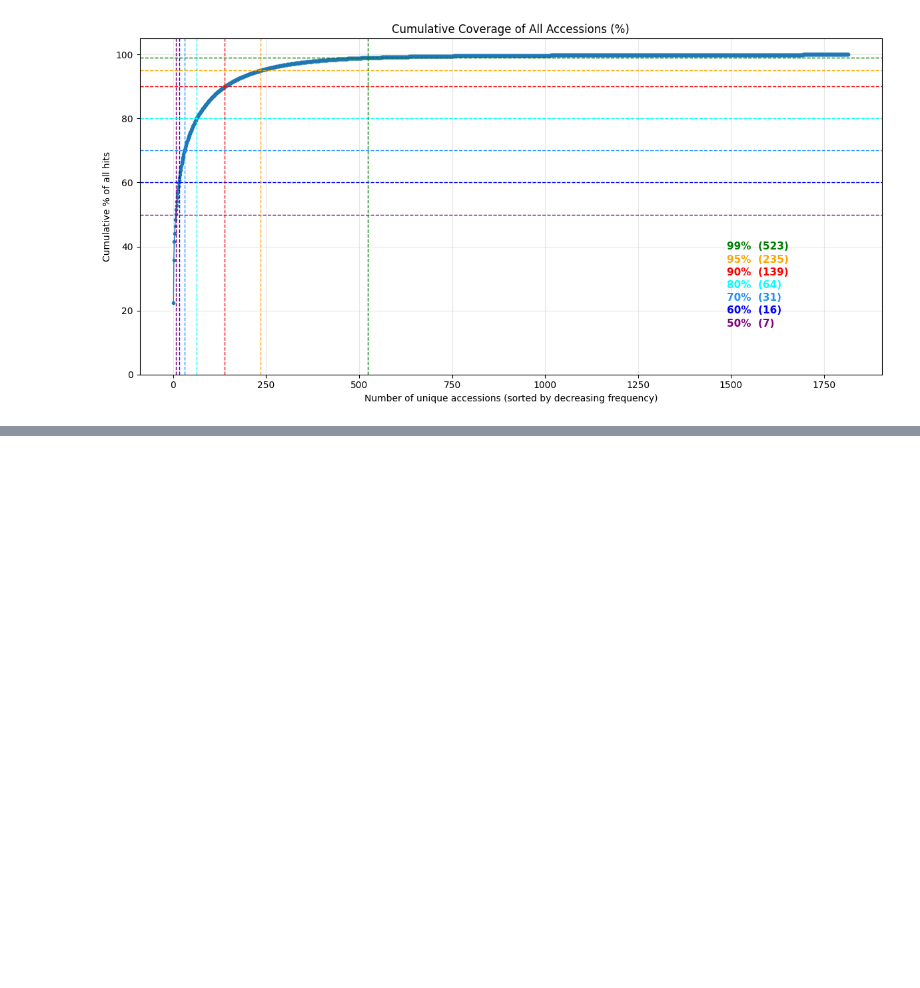
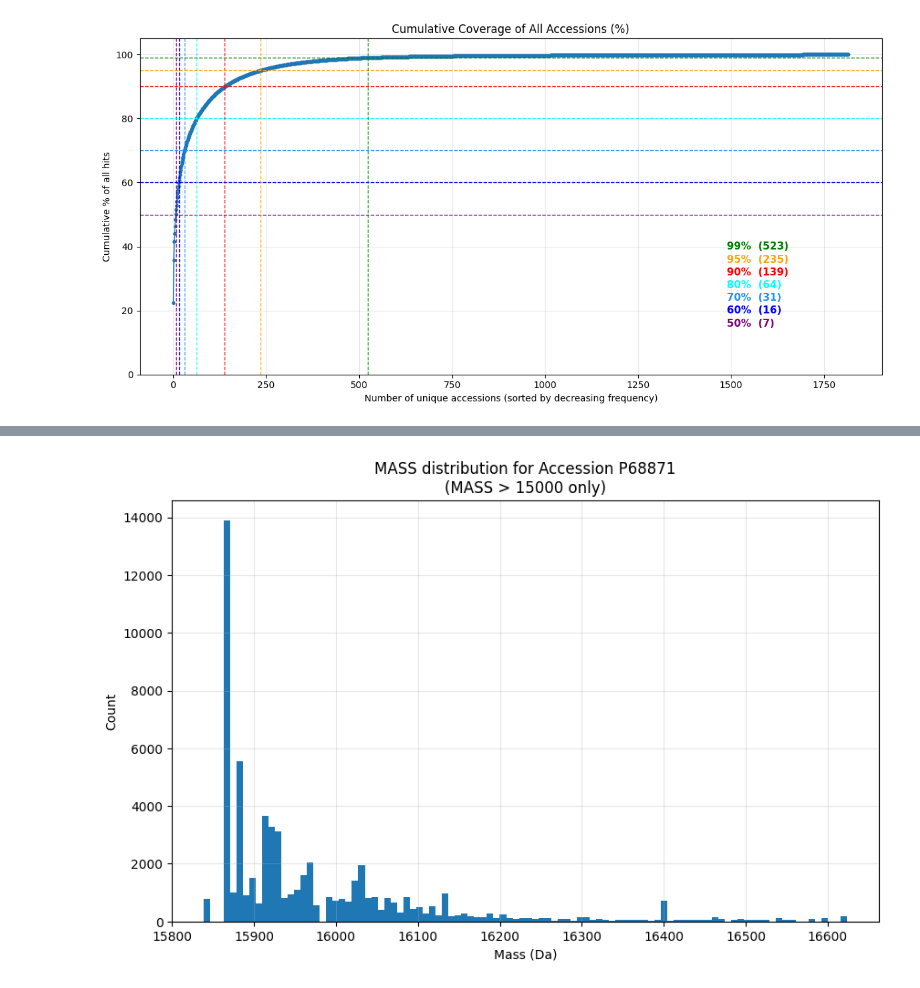
Before and after one commit to benjaminnigjeh/search_engine, a Jupyter notebook: notebooks/databank.ipynb, the cells around one changed output, grey strips where cells are left out. Saved outputs shown, nothing was run; the diff lists cells and outputs as text; code cells hidden in the pictures; blank space fills up the shorter version.

```diff
--- a/notebooks/databank.ipynb
+++ b/notebooks/databank.ipynb
@@ -679,3 +679,102 @@ plt.show()
 95% reached by: 235 proteins
 99% reached by: 523 proteins
 [figure]
+# %%
+import h5py
+
+path = r"F:\20251115\spectra_h5\combined_annotated.h5"
+
+with h5py.File(path, "r") as h5:
+    print("Keys inside the H5 file:")
+    for key in h5.keys():
+        print(" -", key)
+# %%
+import h5py
+import numpy as np
+import matplotlib.pyplot as plt
+
+# =====================================
+# Load H5 file
+# =====================================
+path = r"F:\20251115\spectra_h5\combined_annotated.h5"
+
+with h5py.File(path, "r") as h5:
+    accession = h5["Accession"][:]
+    mass = h5["MASS"][:]
+    precursor_mz = h5["precursor_mz"][:]
+
+# =====================================
+# Decode accession strings
+# =====================================
+accession = np.array([
+    x.decode("utf-8") if isinstance(x, bytes) else x
+    for x in accession
+])
+
+# =====================================
+# Apply MASS > 15000 filter globally
+# =====================================
+mask_mass_gt15 = mass > 15000
+accession_f = accession[mask_mass_gt15]
+mass_f = mass[mask_mass_gt15]
+precursor_f = precursor_mz[mask_mass_gt15]
+
+# Remove empty accessions
+accession_f = accession_f[accession_f != ""]
+
+print(f"Total scans with MASS > 15000: {len(accession_f):,}")
+
+# =====================================
+# 1. Find most common accession (after filtering)
+# =====================================
+unique_acc, counts_acc = np.unique(accession_f, return_counts=True)
+most_common_acc = unique_acc[np.argmax(counts_acc)]
+print("MOST COMMON ACCESSION (MASS > 15000):", most_common_acc)
+
+# Restrict to this accession
+idx_acc = np.where((accession == most_common_acc) & (mass > 15000))[0]
+mass_acc = mass[idx_acc]
+precursor_acc = precursor_mz[idx_acc]
+
+print(f"Scans for this accession with MASS > 15000: {len(mass_acc):,}")
+
+# =====================================
+# 2. Most common MASS > 15000 inside this accession
+# =====================================
+unique_mass, counts_mass = np.unique(mass_acc, return_counts=True)
+most_common_mass = unique_mass[np.argmax(counts_mass)]
+
+print("MOST COMMON MASS within accession (MASS > 15000):", most_common_mass)
+
+# Restrict to this mass
+idx_mass = np.where(mass_acc == most_common_mass)[0]
+precursor_specific = precursor_acc[idx_mass]
+
+# =====================================
+# 3. MASS histogram (restricted to most common accession)
+# =====================================
+plt.figure(figsize=(10,6))
+plt.hist(mass_acc, bins=100)
+plt.title(f"MASS distribution for Accession {most_common_acc}\n(MASS > 15000 only)")
+plt.xlabel("Mass (Da)")
+plt.ylabel("Count")
+plt.grid(alpha=0.3)
+plt.show()
+
+# =====================================
+# 4. Precursor m/z histogram for most common MASS
+# =====================================
+plt.figure(figsize=(10,6))
+plt.hist(precursor_specific, bins=100)
+plt.title(f"Precursor m/z for MASS = {most_common_mass}\n(Accession {most_common_acc}, MASS > 15000)")
+plt.xlabel("Precursor m/z")
+plt.ylabel("Count")
+plt.grid(alpha=0.3)
+plt.show()
+
+print("\n===== SUMMARY =====")
+print(f"Most common accession (MASS > 15000): {most_common_acc}")
+print(f"Scans for that accession: {len(mass_acc):,}")
+print(f"Most common MASS for that accession: {most_common_mass}")
+print(f"Scans with that mass: {len(idx_mass):,}")
+# %% [output]
@@ -681,0 +785 @@ plt.show()
+[figure, added]
```
Also changed, not shown: parts of 3 cells of this notebook, 1 other file.
